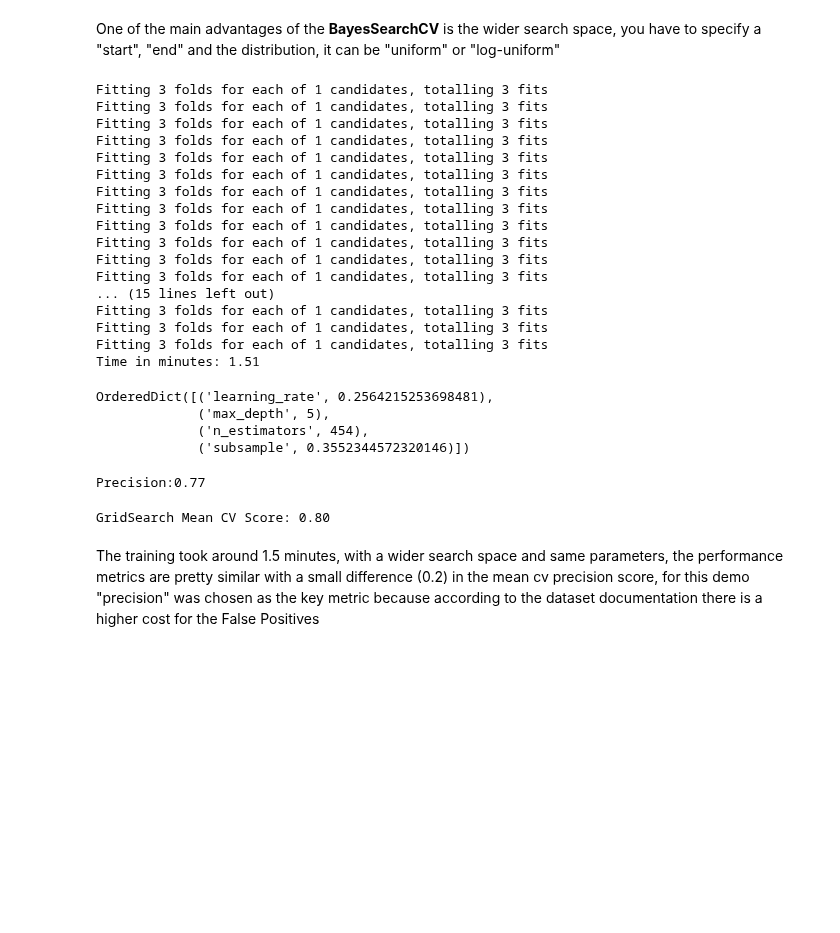
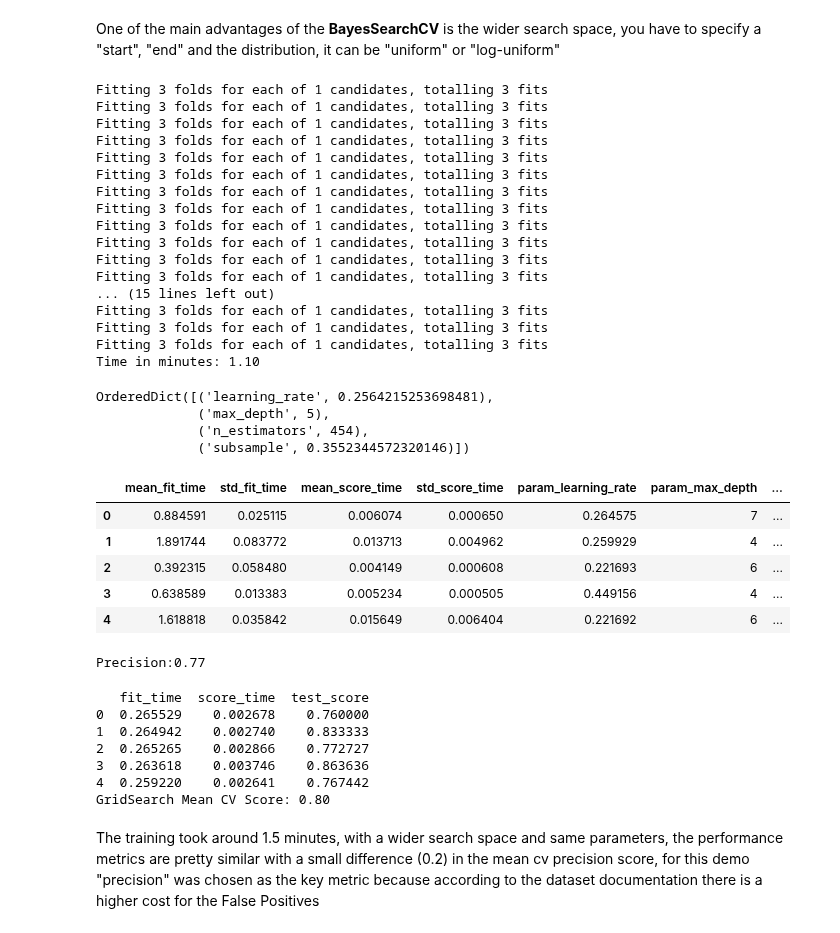
Before and after one commit to JOTOR/Examples, a Jupyter notebook: BayesSearchCV_Demo.ipynb, the cells around one changed output. Saved outputs shown, nothing was run; the diff lists cells and outputs as text; code cells hidden in the pictures; blank space fills up the shorter version.

Commit message:
Including Cross Validate Results and Removing prior distribution from the Integer search space

```diff
--- a/BayesSearchCV_Demo.ipynb
+++ b/BayesSearchCV_Demo.ipynb
@@ -156,9 +164,9 @@ The training took around 1 minute, the original dataset does contain 1000 observ
 One of the main advantages of the **BayesSearchCV** is the wider search space, you have to specify a "start", "end" and the distribution, it can be "uniform" or "log-uniform"
 # %%
 bayes_params = {"subsample":Real(0.3, 1, prior="uniform"),
-                "n_estimators": Integer(50, 1000, prior="uniform"),
+                "n_estimators": Integer(50, 1000),
                 "learning_rate": Real(0.1, 0.5, prior="uniform"),
-                "max_depth": Integer(3, 7, prior="uniform")}
+                "max_depth": Integer(3, 7)}
 # %%
 bayes = BayesSearchCV(estimator=xgb, search_spaces=bayes_params, scoring="precision", cv=cv,
                       verbose=1, random_state=1234, n_iter=30, n_jobs=4)
@@ -185,7 +193,7 @@ Fitting 3 folds for each of 1 candidates, totalling 3 fits
 Fitting 3 folds for each of 1 candidates, totalling 3 fits
 Fitting 3 folds for each of 1 candidates, totalling 3 fits
 Fitting 3 folds for each of 1 candidates, totalling 3 fits
-Time in minutes: 1.51
+Time in minutes: 1.10
 # %%
 bayes.best_params_
 # %% [output]
@@ -193,15 +201,32 @@ OrderedDict([('learning_rate', 0.2564215253698481),
              ('max_depth', 5),
              ('n_estimators', 454),
              ('subsample', 0.3552344572320146)])
+# %%
+pd.DataFrame(bayes.cv_results_).head()
+# %% [output]
+|  | mean_fit_time | std_fit_time | mean_score_time | std_score_time | param_learning_rate | param_max_depth | ... |
+| 0 | 0.884591 | 0.025115 | 0.006074 | 0.000650 | 0.264575 | 7 | ... |
+| 1 | 1.891744 | 0.083772 | 0.013713 | 0.004962 | 0.259929 | 4 | ... |
+| 2 | 0.392315 | 0.058480 | 0.004149 | 0.000608 | 0.221693 | 6 | ... |
+| 3 | 0.638589 | 0.013383 | 0.005234 | 0.000505 | 0.449156 | 4 | ... |
+| 4 | 1.618818 | 0.035842 | 0.015649 | 0.006404 | 0.221692 | 6 | ... |
 # %%
 bayes_pred = bayes.best_estimator_.predict(X_test_p)
 print(f"Precision:{precision_score(y_test, grids_pred):.2f}")
 # %% [output]
 Precision:0.77
 # %%
-bayes_cv_score = cross_val_score(bayes.best_estimator_, X=X_test_p, y=y_test, scoring="precision").mean()
-print(f"GridSearch Mean CV Score: {bayes_cv_score:.2f}")
+bayes_cv_scores = cross_validate(bayes.best_estimator_, X=X_test_p, y=y_test, scoring="precision")
+bayes_mean_cv_score = bayes_cv_scores["test_score"].mean()
+print(pd.DataFrame(bayes_cv_scores))
+print(f"GridSearch Mean CV Score: {bayes_mean_cv_score:.2f}")
 # %% [output]
+   fit_time  score_time  test_score
+0  0.265529    0.002678    0.760000
+1  0.264942    0.002740    0.833333
+2  0.265265    0.002866    0.772727
+3  0.263618    0.003746    0.863636
+4  0.259220    0.002641    0.767442
 GridSearch Mean CV Score: 0.80
 # %% [markdown]
 The training took around 1.5 minutes, with a wider search space and same parameters, the performance metrics are pretty similar with a small difference (0.2) in the mean cv precision score, for this demo "precision" was chosen as the key metric because according to the dataset documentation there is a higher cost for the False Positives
```
Also changed, not shown: parts of 2 cells of this notebook.
